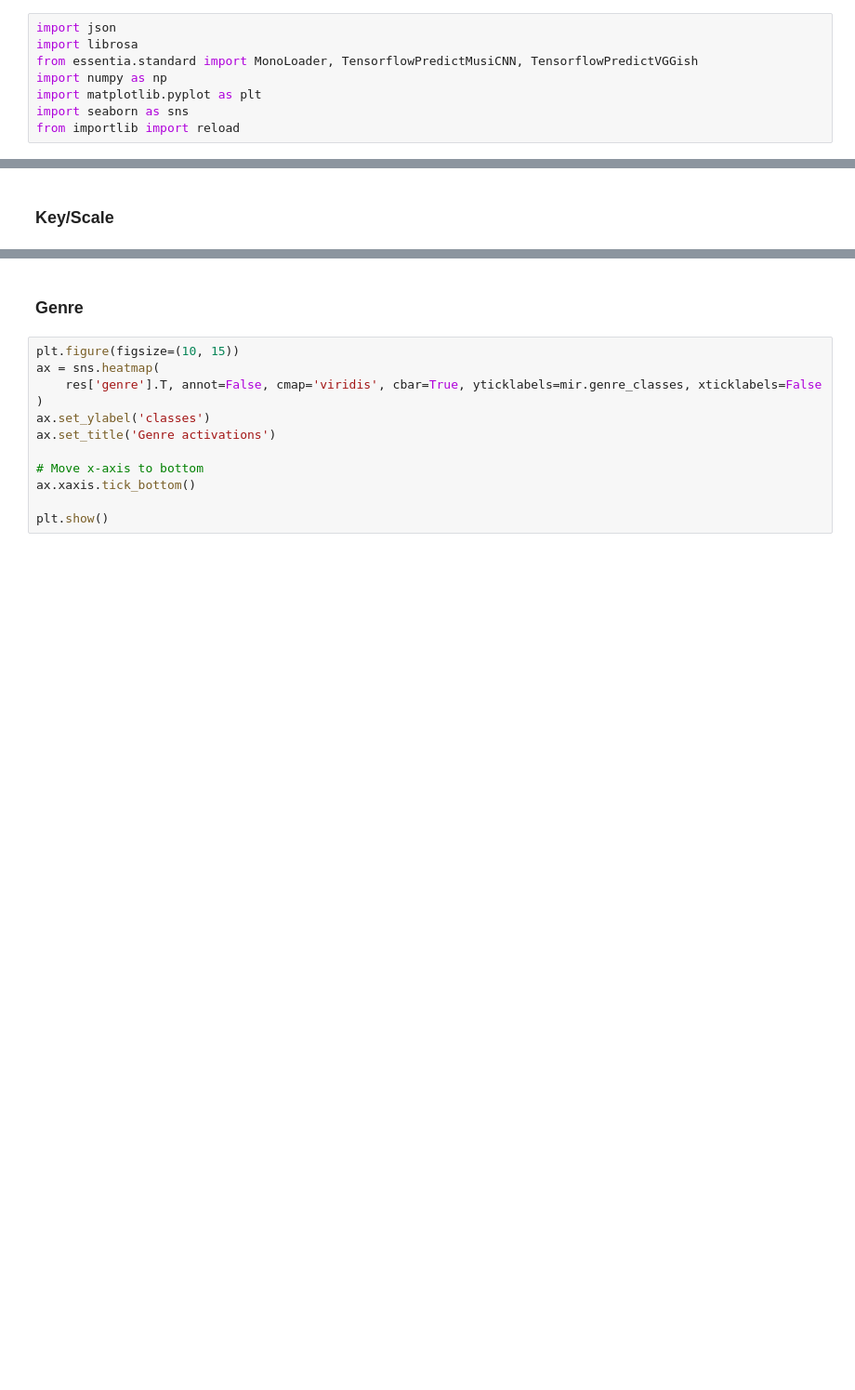
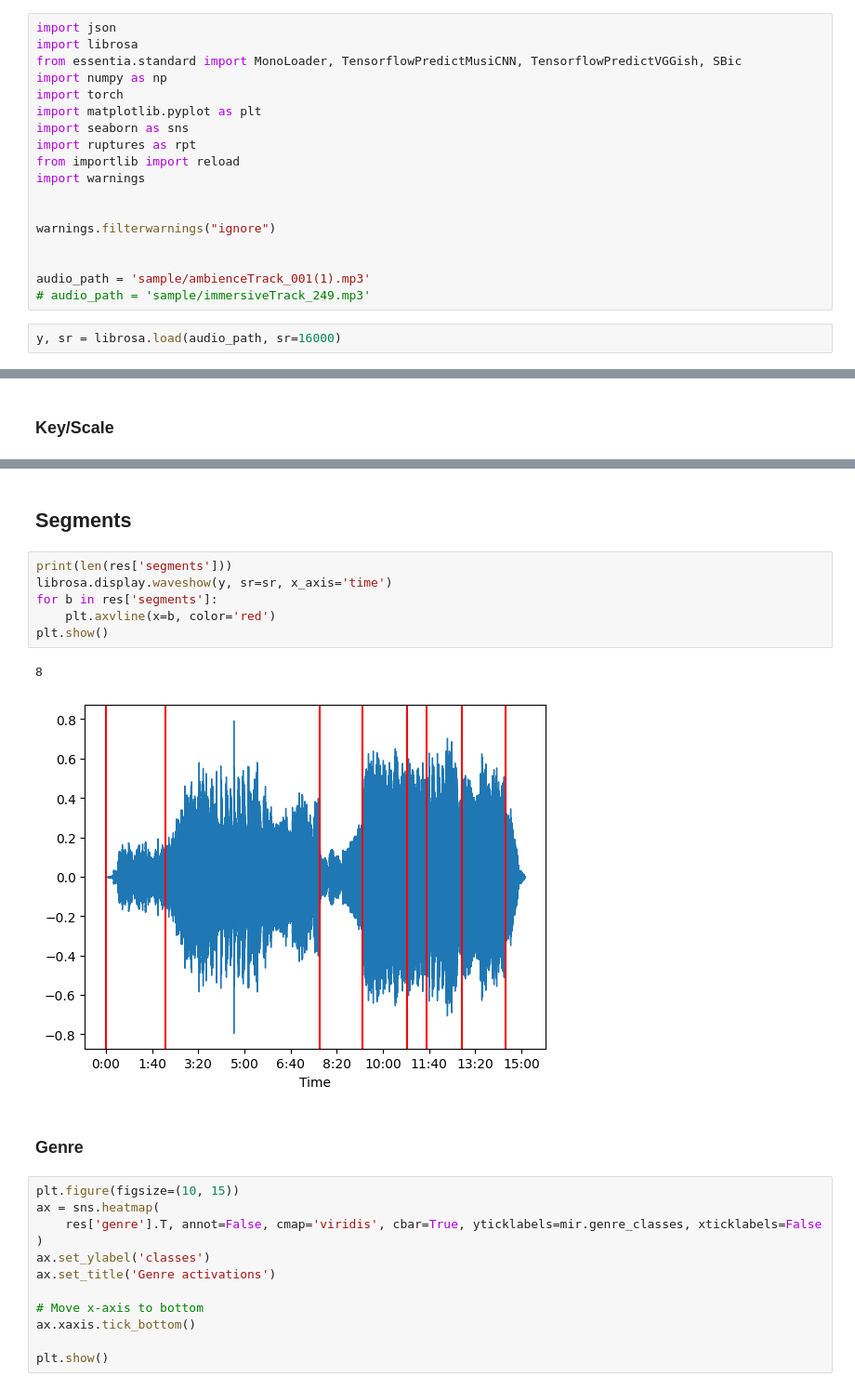
Before and after one commit to thelucidproject/Folly, a Jupyter notebook: Music/MIR.ipynb, the cells around one changed output, grey strips where cells are left out. Shown at 93% size. Saved outputs shown, nothing was run; the diff lists cells and outputs as text; blank space fills up the shorter version.

Commit message:
segmentation

```diff
--- a/Music/MIR.ipynb
+++ b/Music/MIR.ipynb
@@ -1,11 +1,23 @@
 # %%
 import json
 import librosa
-from essentia.standard import MonoLoader, TensorflowPredictMusiCNN, TensorflowPredictVGGish
+from essentia.standard import MonoLoader, TensorflowPredictMusiCNN, TensorflowPredictVGGish, SBic
 import numpy as np
+import torch
 import matplotlib.pyplot as plt
 import seaborn as sns
+import ruptures as rpt
 from importlib import reload
+import warnings
+
+
+warnings.filterwarnings("ignore")
+
+
+audio_path = 'sample/ambienceTrack_001(1).mp3'
+# audio_path = 'sample/immersiveTrack_249.mp3'
+# %%
+y, sr = librosa.load(audio_path, sr=16000)
 # %%
 import src.mir
 reload(src.mir)
@@ -27,3 +43,14 @@ res['key']
+# %% [markdown]
+## Segments
+# %%
+print(len(res['segments']))
+librosa.display.waveshow(y, sr=sr, x_axis='time')
+for b in res['segments']:
+    plt.axvline(x=b, color='red')
+plt.show()
+# %% [output]
+8
+[figure, added]
 # %% [markdown]
 ### Genre
 # %%
```
Also changed, not shown: parts of 3 cells of this notebook, 1 other file.
